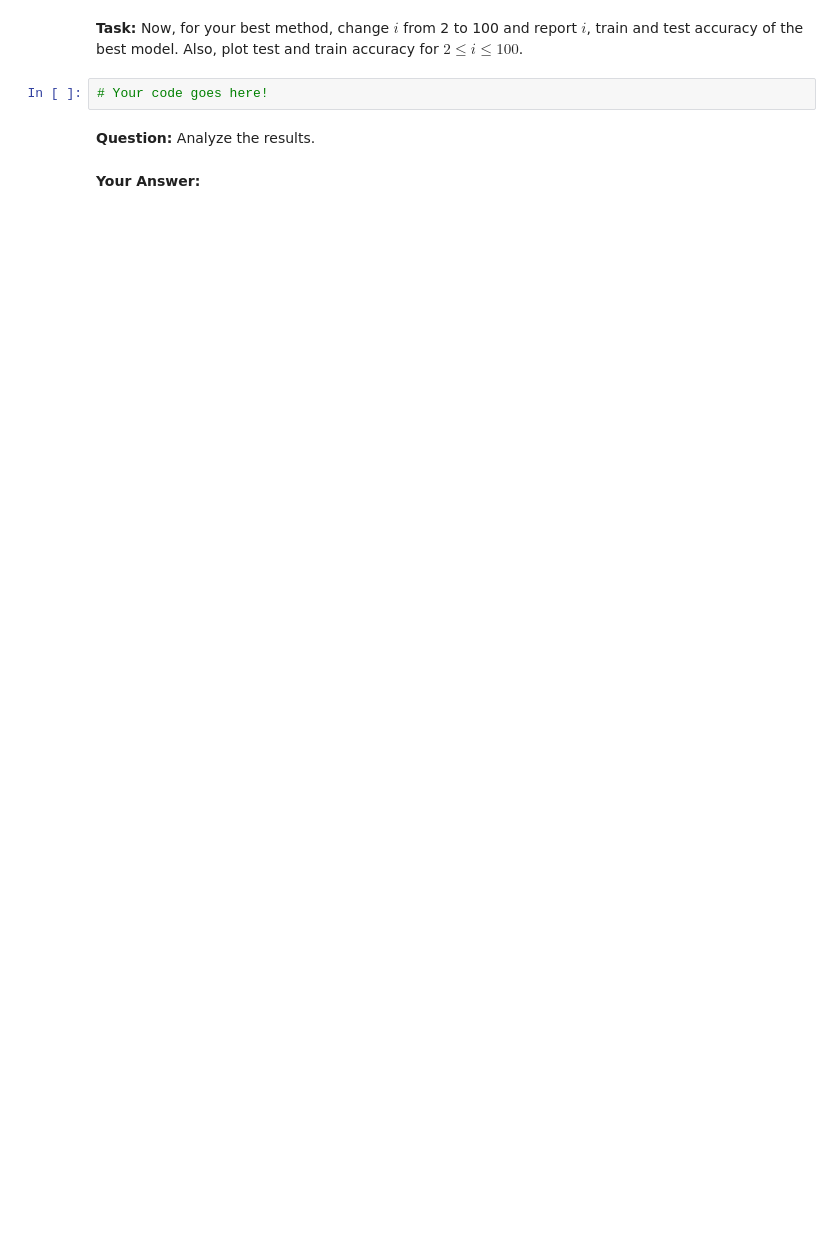
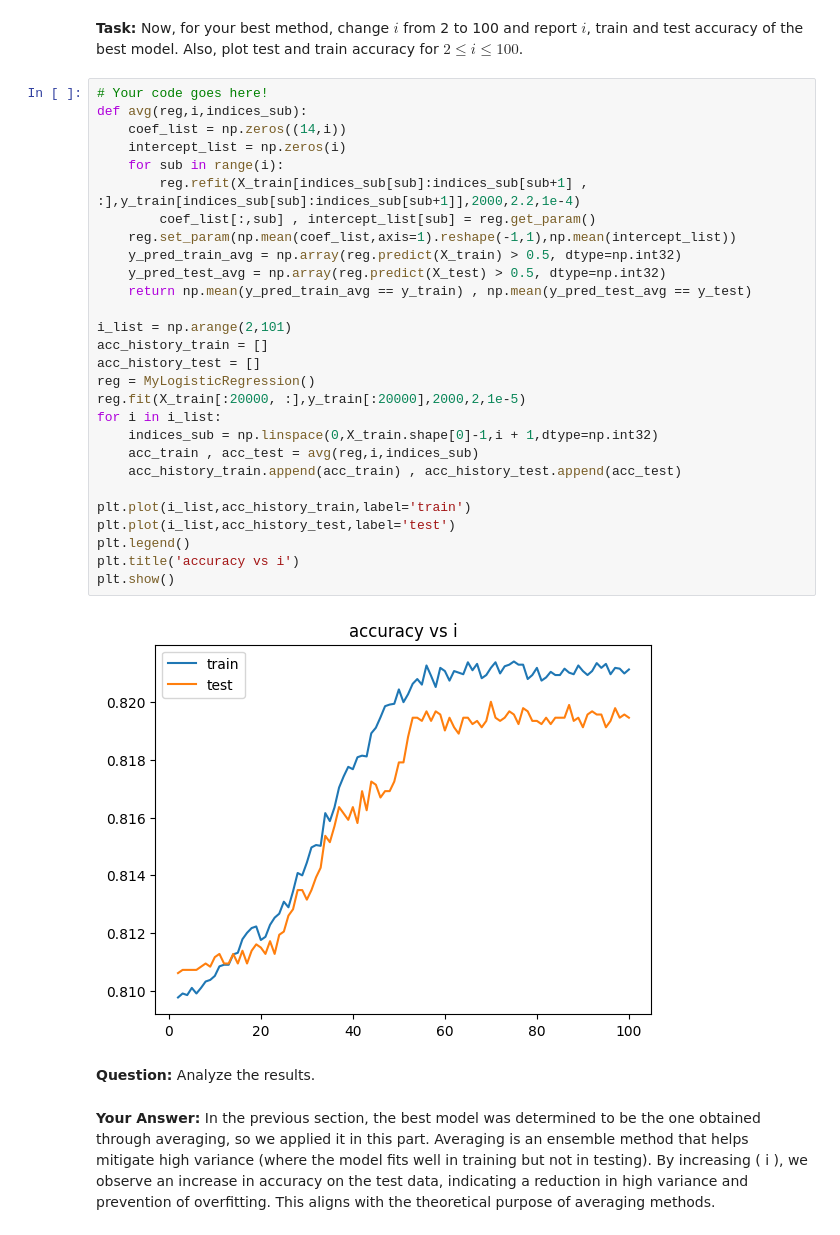
Before and after one commit to AliKouchekzade/IML_CHW2, a Jupyter notebook: Q2.ipynb, the cells around one changed output. Cells and saved outputs as stored; diff of their text form; blank space fills up the shorter version.

```diff
--- a/Q2.ipynb
+++ b/Q2.ipynb
@@ -322,8 +470,37 @@ Then use this code to automatically download the dataset into Colab.
 # %% [markdown]
 **Task:** Now, for your best method, change $i$ from 2 to 100 and report $i$, train and test accuracy of the best model. Also, plot test and train accuracy for $2\leq i\leq100$.
-# %%
-# Your code goes here!
+# %%
+# Your code goes here!
+def avg(reg,i,indices_sub):
+    coef_list = np.zeros((14,i))
+    intercept_list = np.zeros(i)
+    for sub in range(i):
+        reg.refit(X_train[indices_sub[sub]:indices_sub[sub+1] , :],y_train[indices_sub[sub]:indices_sub[sub+1]],2000,2.2,1e-4)
+        coef_list[:,sub] , intercept_list[sub] = reg.get_param()
+    reg.set_param(np.mean(coef_list,axis=1).reshape(-1,1),np.mean(intercept_list))
+    y_pred_train_avg = np.array(reg.predict(X_train) > 0.5, dtype=np.int32)
+    y_pred_test_avg = np.array(reg.predict(X_test) > 0.5, dtype=np.int32)
+    return np.mean(y_pred_train_avg == y_train) , np.mean(y_pred_test_avg == y_test)
+
+i_list = np.arange(2,101)
+acc_history_train = []
+acc_history_test = []
+reg = MyLogisticRegression()
+reg.fit(X_train[:20000, :],y_train[:20000],2000,2,1e-5)
+for i in i_list:
+    indices_sub = np.linspace(0,X_train.shape[0]-1,i + 1,dtype=np.int32)
+    acc_train , acc_test = avg(reg,i,indices_sub)
+    acc_history_train.append(acc_train) , acc_history_test.append(acc_test)
+
+plt.plot(i_list,acc_history_train,label='train')
+plt.plot(i_list,acc_history_test,label='test')
+plt.legend()
+plt.title('accuracy vs i')
+plt.show()
+# %% [output]
+[figure, added]
 # %% [markdown]
 **Question:** Analyze the results.
-# %% [markdown]
-**Your Answer:**
+# %% [markdown]
+**Your Answer:**
+In the previous section, the best model was determined to be the one obtained through averaging, so we applied it in this part. Averaging is an ensemble method that helps mitigate high variance (where the model fits well in training but not in testing). By increasing \( i \), we observe an increase in accuracy on the test data, indicating a reduction in high variance and prevention of overfitting. This aligns with the theoretical purpose of averaging methods.
```
Also changed, not shown: parts of 19 cells of this notebook.
